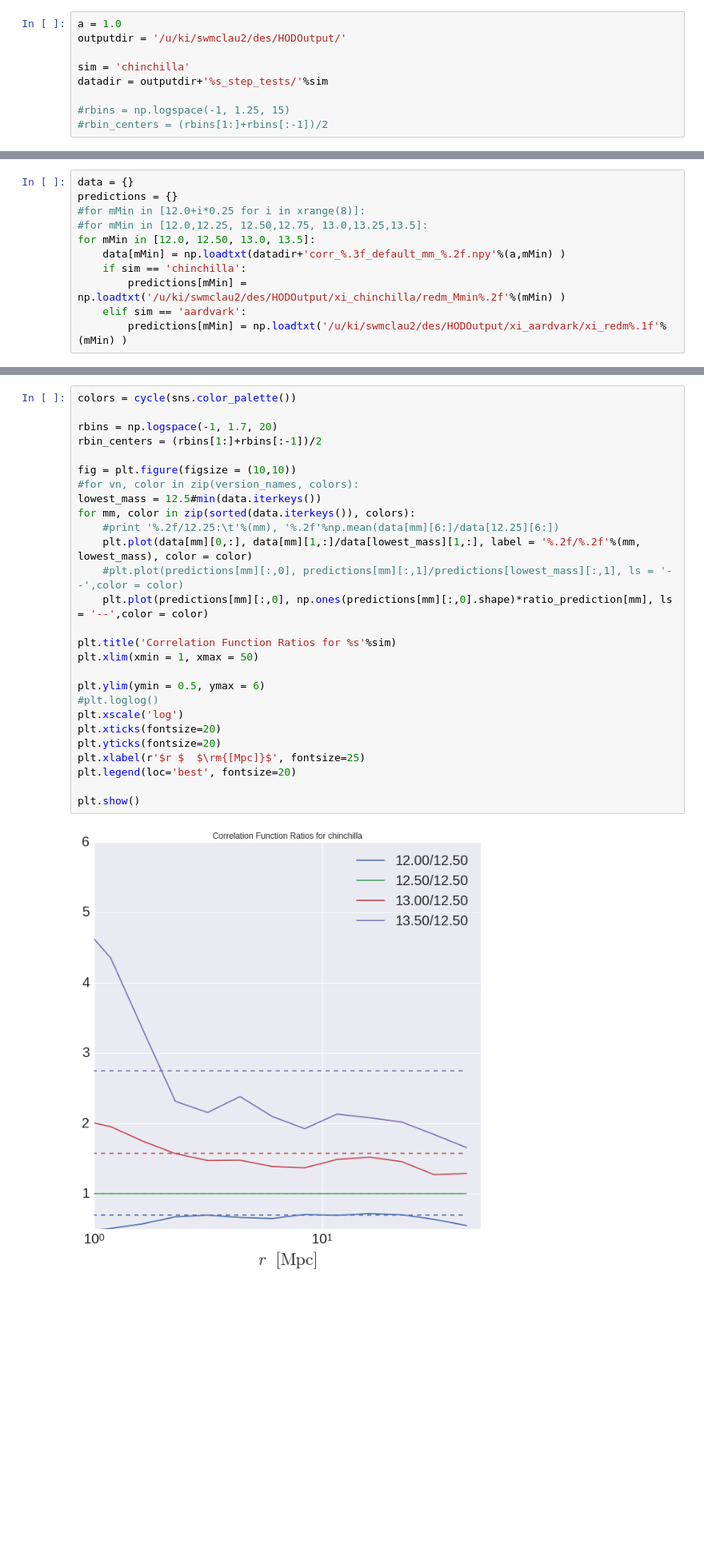
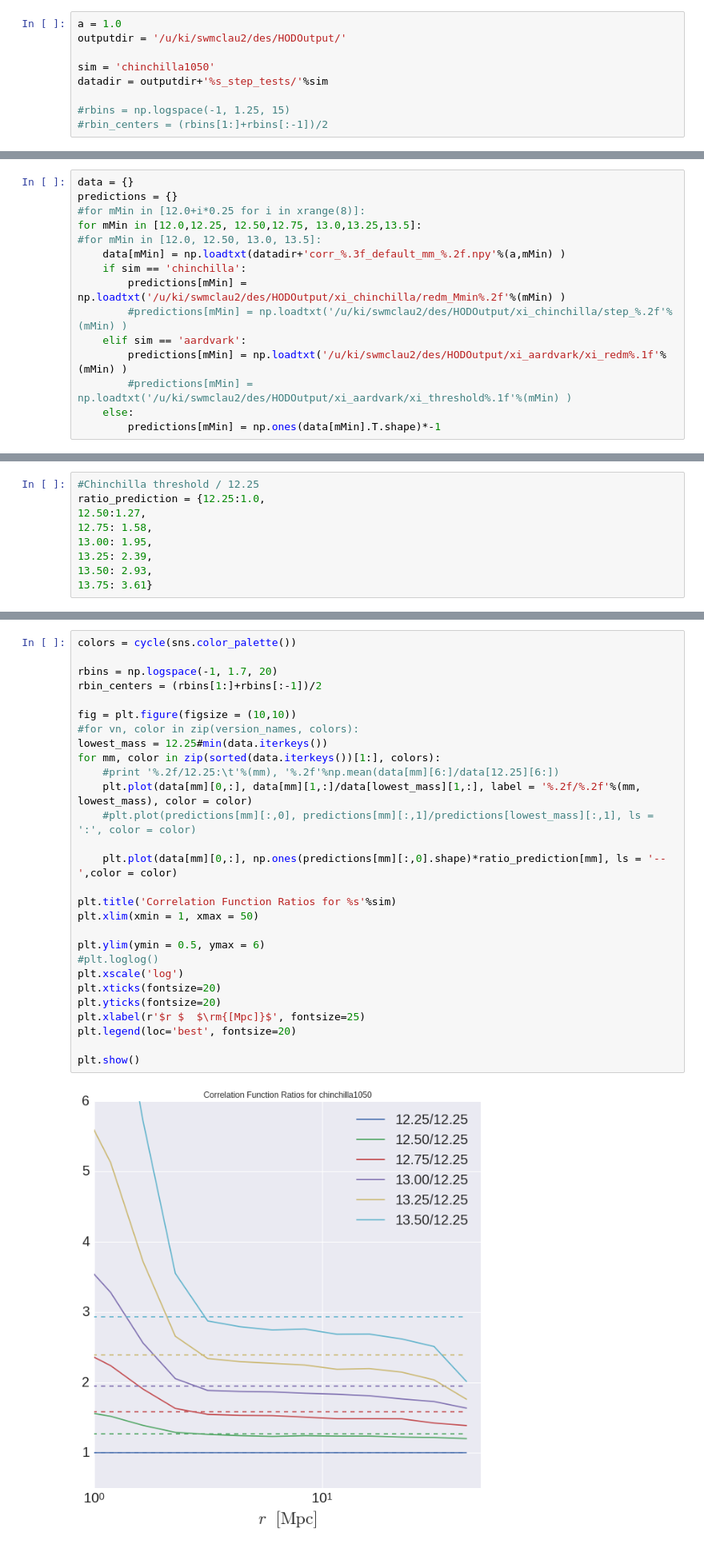
Before and after one commit to mclaughlin6464/HODEmulator, a Jupyter notebook: predictionsVCalculated.ipynb, the cells around one changed output, grey strips where cells are left out. Shown at 80% size. Cells and saved outputs as stored; diff of their text form; blank space fills up the shorter version.

```diff
--- a/predictionsVCalculated.ipynb
+++ b/predictionsVCalculated.ipynb
@@ -14,7 +14,7 @@ colors = cycle(sns.color_palette())
 a = 1.0
 outputdir = '/u/ki/swmclau2/des/HODOutput/'
 
-sim = 'chinchilla'
+sim = 'chinchilla1050'
 datadir = outputdir+'%s_step_tests/'%sim
 
 #rbins = np.logspace(-1, 1.25, 15)
@@ -57,13 +39,17 @@ step_13.75
 data = {}
 predictions = {}
 #for mMin in [12.0+i*0.25 for i in xrange(8)]:
-#for mMin in [12.0,12.25, 12.50,12.75, 13.0,13.25,13.5]:
-for mMin in [12.0, 12.50, 13.0, 13.5]:
+for mMin in [12.0,12.25, 12.50,12.75, 13.0,13.25,13.5]:
+#for mMin in [12.0, 12.50, 13.0, 13.5]:
     data[mMin] = np.loadtxt(datadir+'corr_%.3f_default_mm_%.2f.npy'%(a,mMin) )
     if sim == 'chinchilla':
         predictions[mMin] = np.loadtxt('/u/ki/swmclau2/des/HODOutput/xi_chinchilla/redm_Mmin%.2f'%(mMin) )
+        #predictions[mMin] = np.loadtxt('/u/ki/swmclau2/des/HODOutput/xi_chinchilla/step_%.2f'%(mMin) )
     elif sim == 'aardvark':
         predictions[mMin] = np.loadtxt('/u/ki/swmclau2/des/HODOutput/xi_aardvark/xi_redm%.1f'%(mMin) )
+        #predictions[mMin] = np.loadtxt('/u/ki/swmclau2/des/HODOutput/xi_aardvark/xi_threshold%.1f'%(mMin) )
+    else:
+        predictions[mMin] = np.ones(data[mMin].T.shape)*-1
 # %% [raw]
 working_step = (rbin_centers, data['default'], predictions['default'])
 # %%
@@ -159,0 +140,9 @@ ratio_prediction = {12.25:1.0,
+# %%
+#Chinchilla threshold / 12.25
+ratio_prediction = {12.25:1.0,
+12.50:1.27,
+12.75: 1.58,
+13.00: 1.95,
+13.25: 2.39,
+13.50: 2.93,
+13.75: 3.61}
@@ -160,29 +153,30 @@ ratio_prediction = {12.25:1.0,
 # %%
 colors = cycle(sns.color_palette())
 
 rbins = np.logspace(-1, 1.7, 20)
 rbin_centers = (rbins[1:]+rbins[:-1])/2
 
 fig = plt.figure(figsize = (10,10))
 #for vn, color in zip(version_names, colors):
-lowest_mass = 12.5#min(data.iterkeys())
-for mm, color in zip(sorted(data.iterkeys()), colors):
+lowest_mass = 12.25#min(data.iterkeys())
+for mm, color in zip(sorted(data.iterkeys())[1:], colors):
     #print '%.2f/12.25:\t'%(mm), '%.2f'%np.mean(data[mm][6:]/data[12.25][6:])
     plt.plot(data[mm][0,:], data[mm][1,:]/data[lowest_mass][1,:], label = '%.2f/%.2f'%(mm, lowest_mass), color = color)
-    #plt.plot(predictions[mm][:,0], predictions[mm][:,1]/predictions[lowest_mass][:,1], ls = '--',color = color)
-    plt.plot(predictions[mm][:,0], np.ones(predictions[mm][:,0].shape)*ratio_prediction[mm], ls = '--',color = color)
+    #plt.plot(predictions[mm][:,0], predictions[mm][:,1]/predictions[lowest_mass][:,1], ls = ':', color = color)
+
+    plt.plot(data[mm][0,:], np.ones(predictions[mm][:,0].shape)*ratio_prediction[mm], ls = '--',color = color)
 
 plt.title('Correlation Function Ratios for %s'%sim)
 plt.xlim(xmin = 1, xmax = 50)
 
 plt.ylim(ymin = 0.5, ymax = 6)
 #plt.loglog()
 plt.xscale('log')
 plt.xticks(fontsize=20)
 plt.yticks(fontsize=20)
 plt.xlabel(r'$r $  $\rm{[Mpc]}$', fontsize=25)
 plt.legend(loc='best', fontsize=20)
 
 plt.show()
 # %% [output]
-[figure, old version]
+[figure, new version]
```
Also changed, not shown: parts of 14 cells of this notebook, 2 other files.
